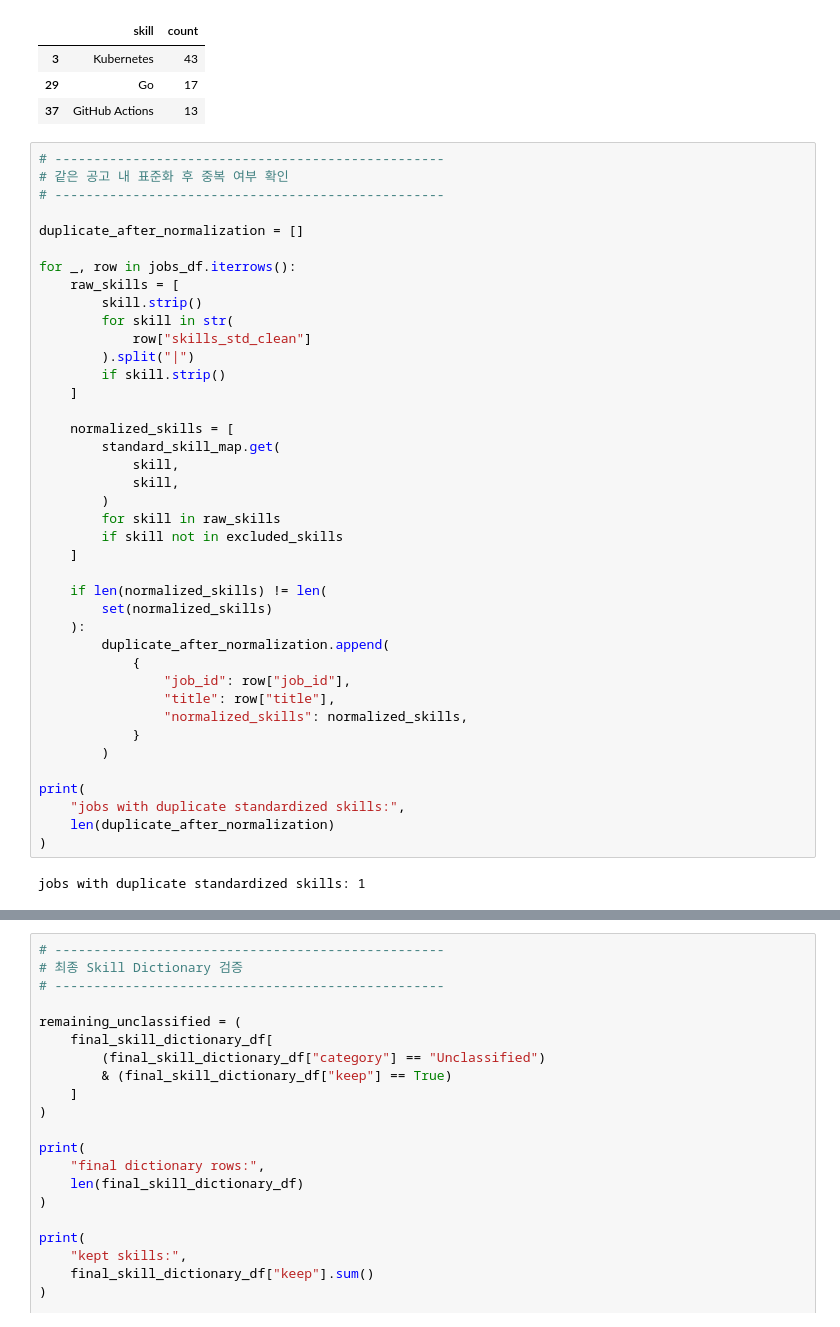
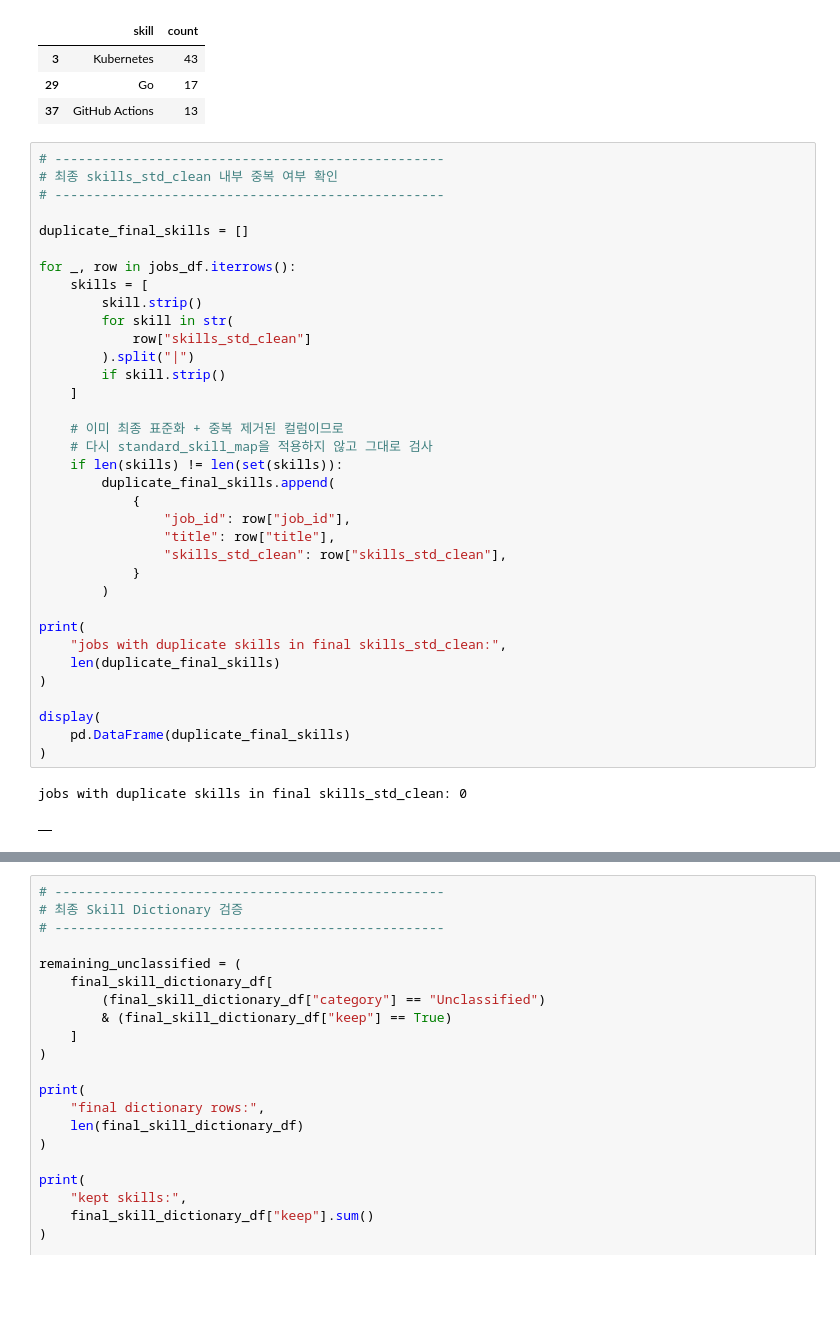
Before and after one commit to llunh/SkillBridge, a Jupyter notebook: notebooks/04_c_preprocessing.ipynb, the cells around one changed output, grey strips where cells are left out. Saved outputs shown, nothing was run; the diff lists cells and outputs as text; blank space fills up the shorter version.

Commit message:
fix: validate final normalized skill duplicates

```diff
--- a/notebooks/04_c_preprocessing.ipynb
+++ b/notebooks/04_c_preprocessing.ipynb
@@ -2490,43 +2490,39 @@ remaining excluded skills: []
 | 37 | GitHub Actions | 13 |
 # %%
 # --------------------------------------------------
-# 같은 공고 내 표준화 후 중복 여부 확인
+# 최종 skills_std_clean 내부 중복 여부 확인
 # --------------------------------------------------
 
-duplicate_after_normalization = []
+duplicate_final_skills = []
 
 for _, row in jobs_df.iterrows():
-    raw_skills = [
+    skills = [
         skill.strip()
         for skill in str(
             row["skills_std_clean"]
         ).split("|")
         if skill.strip()
     ]
 
-    normalized_skills = [
-        standard_skill_map.get(
-            skill,
-            skill,
-        )
-        for skill in raw_skills
-        if skill not in excluded_skills
-    ]
-
-    if len(normalized_skills) != len(
-        set(normalized_skills)
-    ):
-        duplicate_after_normalization.append(
+    # 이미 최종 표준화 + 중복 제거된 컬럼이므로
+    # 다시 standard_skill_map을 적용하지 않고 그대로 검사
+    if len(skills) != len(set(skills)):
+        duplicate_final_skills.append(
             {
                 "job_id": row["job_id"],
                 "title": row["title"],
-                "normalized_skills": normalized_skills,
+                "skills_std_clean": row["skills_std_clean"],
             }
         )
 
 print(
-    "jobs with duplicate standardized skills:",
-    len(duplicate_after_normalization)
+    "jobs with duplicate skills in final skills_std_clean:",
+    len(duplicate_final_skills)
 )
+
+display(
+    pd.DataFrame(duplicate_final_skills)
+)
 # %% [output]
-jobs with duplicate standardized skills: 1
+jobs with duplicate skills in final skills_std_clean: 0
+|  |
```
Also changed, not shown: parts of 1 cell of this notebook.
